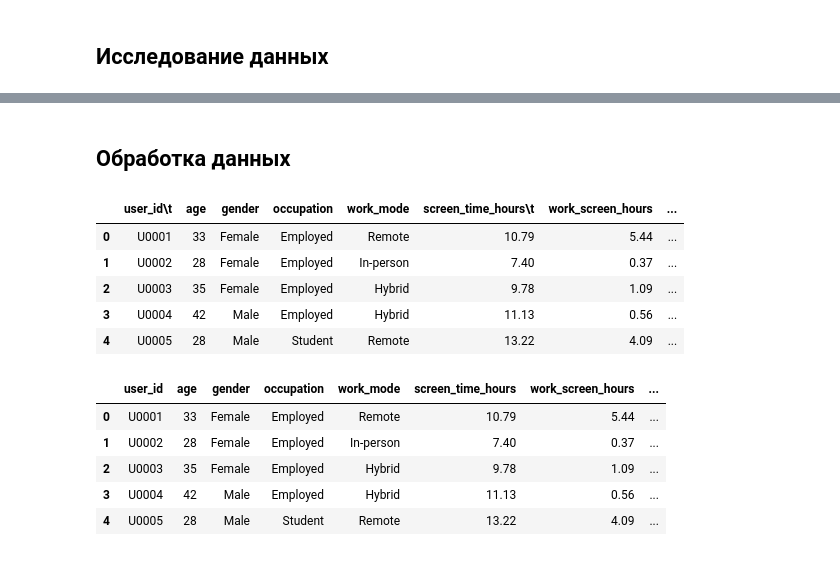
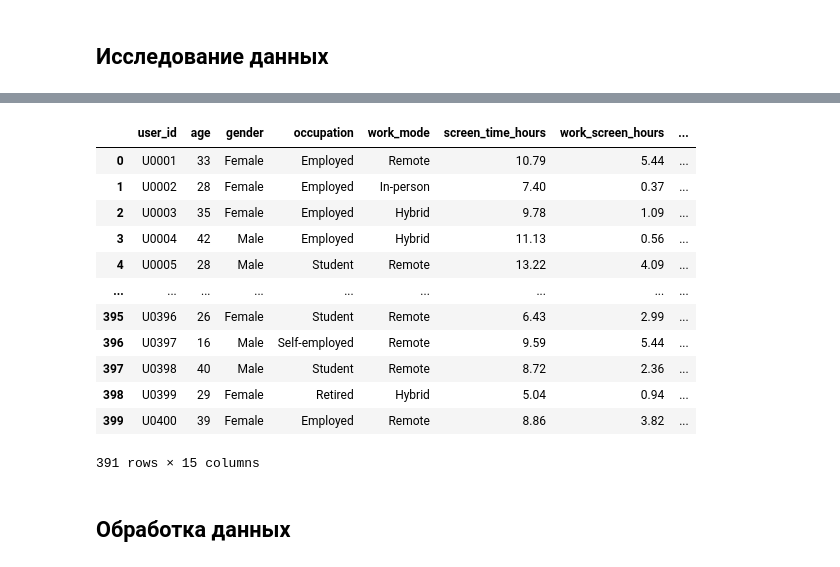
Before and after one commit to WeinerGero/AI_learning, a Jupyter notebook: Корякин_ДМ_lab_3.ipynb, the cells around one changed output, grey strips where cells are left out. Saved outputs shown, nothing was run; the diff lists cells and outputs as text; code cells hidden in the pictures.

```diff
--- a/Корякин_ДМ_lab_3.ipynb
+++ b/Корякин_ДМ_lab_3.ipynb
@@ -76,29 +65,22 @@ None
+# %%
+df.drop_duplicates('user_id', inplace=True)
+
+df.dropna(subset=['age', 'gender', 'occupation', 'work_mode'], inplace=True)
+display(df)
+# %% [output]
+|  | user_id | age | gender | occupation | work_mode | screen_time_hours | work_screen_hours | ... |
+| 0 | U0001 | 33 | Female | Employed | Remote | 10.79 | 5.44 | ... |
+| 1 | U0002 | 28 | Female | Employed | In-person | 7.40 | 0.37 | ... |
+| 2 | U0003 | 35 | Female | Employed | Hybrid | 9.78 | 1.09 | ... |
+| 3 | U0004 | 42 | Male | Employed | Hybrid | 11.13 | 0.56 | ... |
+| 4 | U0005 | 28 | Male | Student | Remote | 13.22 | 4.09 | ... |
+| ... | ... | ... | ... | ... | ... | ... | ... | ... |
+| 395 | U0396 | 26 | Female | Student | Remote | 6.43 | 2.99 | ... |
+| 396 | U0397 | 16 | Male | Self-employed | Remote | 9.59 | 5.44 | ... |
+| 397 | U0398 | 40 | Male | Student | Remote | 8.72 | 2.36 | ... |
+| 398 | U0399 | 29 | Female | Retired | Hybrid | 5.04 | 0.94 | ... |
+| 399 | U0400 | 39 | Female | Employed | Remote | 8.86 | 3.82 | ... |
+391 rows × 15 columns
 # %% [markdown]
 ## Обработка данных
-# %%
-# Удаляем столбец 'Unnamed: 15', так как он не содержит полезной информации.
-df = df.drop('Unnamed: 15', axis=1)
-
-# Проверяем изменения
-display(df.head())
-# %% [output]
-|  | user_id\t | age | gender | occupation | work_mode | screen_time_hours\t | work_screen_hours | ... |
-| 0 | U0001 | 33 | Female | Employed | Remote | 10.79 | 5.44 | ... |
-| 1 | U0002 | 28 | Female | Employed | In-person | 7.40 | 0.37 | ... |
-| 2 | U0003 | 35 | Female | Employed | Hybrid | 9.78 | 1.09 | ... |
-| 3 | U0004 | 42 | Male | Employed | Hybrid | 11.13 | 0.56 | ... |
-| 4 | U0005 | 28 | Male | Student | Remote | 13.22 | 4.09 | ... |
-# %%
-# Переименовываем столбцы, чтобы удалить лишние символы табуляции \t из названий.
-df.columns = df.columns.str.replace('\t', '')
-
-# Проверяем изменения
-display(df.head())
-# %% [output]
-|  | user_id | age | gender | occupation | work_mode | screen_time_hours | work_screen_hours | ... |
-| 0 | U0001 | 33 | Female | Employed | Remote | 10.79 | 5.44 | ... |
-| 1 | U0002 | 28 | Female | Employed | In-person | 7.40 | 0.37 | ... |
-| 2 | U0003 | 35 | Female | Employed | Hybrid | 9.78 | 1.09 | ... |
-| 3 | U0004 | 42 | Male | Employed | Hybrid | 11.13 | 0.56 | ... |
-| 4 | U0005 | 28 | Male | Student | Remote | 13.22 | 4.09 | ... |
 # %%
```
Also changed, not shown: parts of 14 cells of this notebook.
